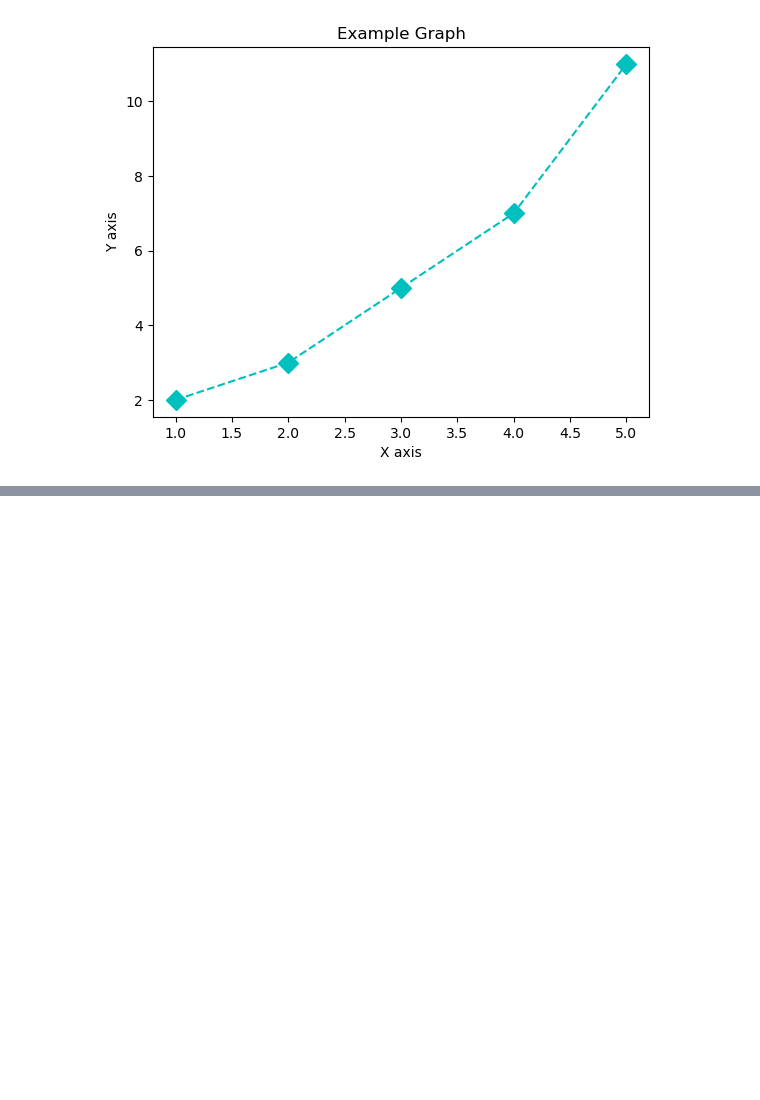
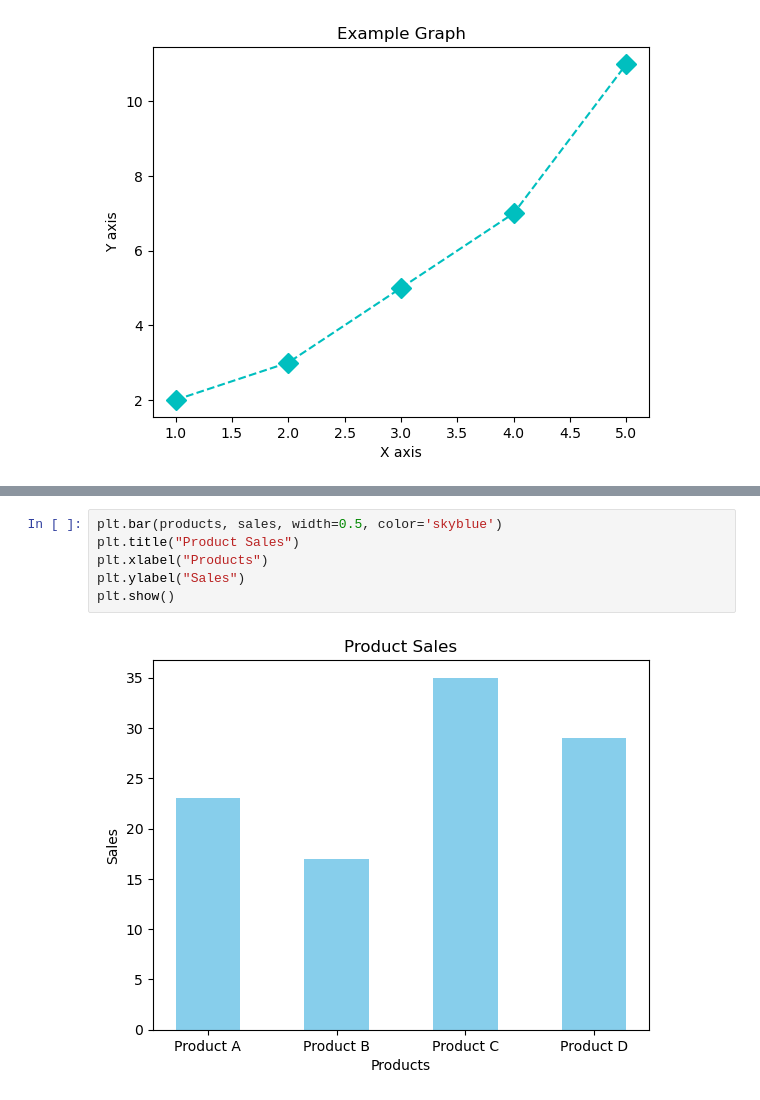
Before and after one commit to ltpham123/data-analytics, a Jupyter notebook: week-07/Ex3A_Plotting_Data.ipynb, the cells around one changed output, grey strips where cells are left out. Saved outputs shown, nothing was run; the diff lists cells and outputs as text; blank space fills up the shorter version.

```diff
--- a/week-07/Ex3A_Plotting_Data.ipynb
+++ b/week-07/Ex3A_Plotting_Data.ipynb
@@ -62,0 +75,8 @@ plt.show()
+# %%
+plt.bar(products, sales, width=0.5, color='skyblue')
+plt.title("Product Sales")
+plt.xlabel("Products")
+plt.ylabel("Sales")
+plt.show()
+# %% [output]
+[figure, added]
```
Also changed, not shown: parts of 12 cells of this notebook.
